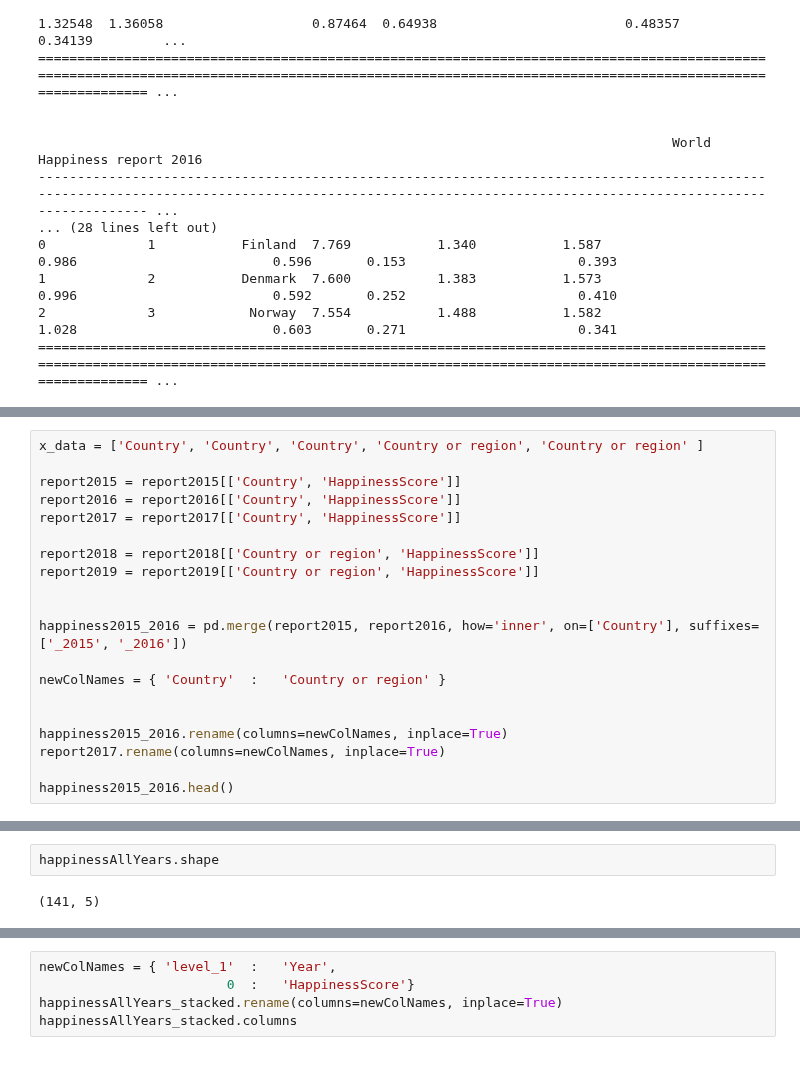
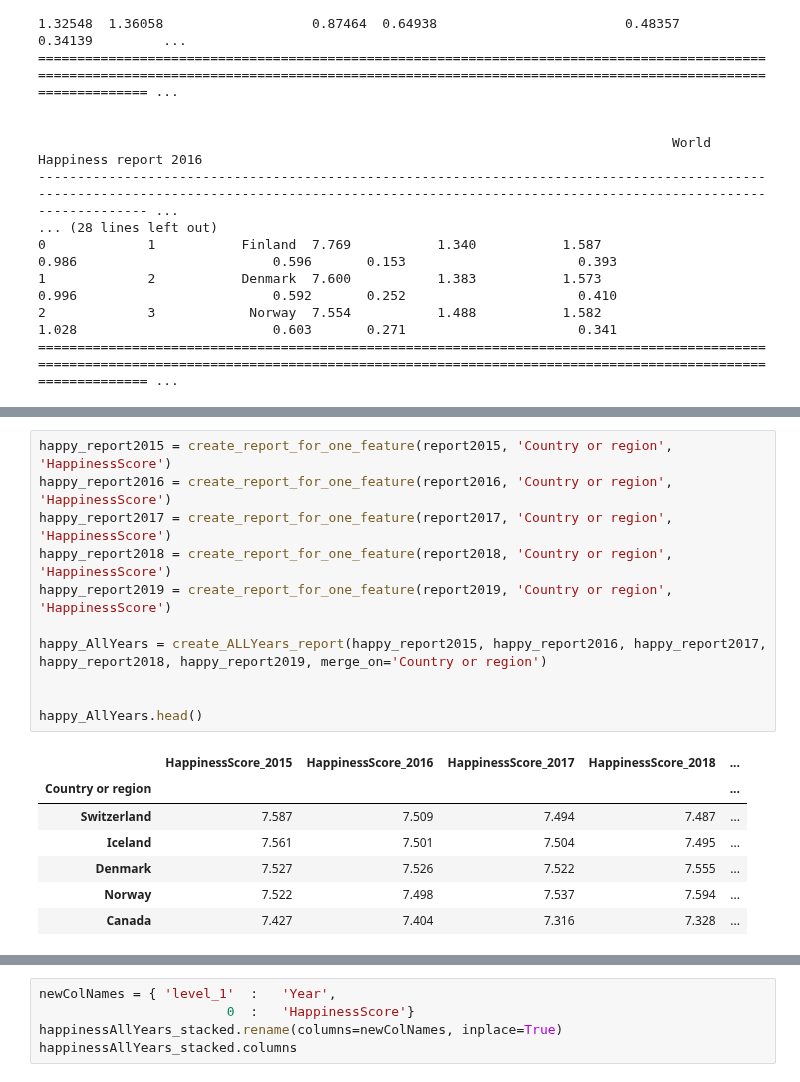
Before and after one commit to ArminD93/WorldHappinessReport, a Jupyter notebook: WorldHappinessReport_podsumowanie.ipynb, the cells around one changed output, grey strips where cells are left out. Saved outputs shown, nothing was run; the diff lists cells and outputs as text.

```diff
--- a/WorldHappinessReport_podsumowanie.ipynb
+++ b/WorldHappinessReport_podsumowanie.ipynb
@@ -215,20 +246,0 @@ report2019  = [ val for val in reports_dict.values() ][4]
-# %%
-x_data = ['Country', 'Country', 'Country', 'Country or region', 'Country or region' ]
-
-report2015 = report2015[['Country', 'HappinessScore']]
-report2016 = report2016[['Country', 'HappinessScore']]
-report2017 = report2017[['Country', 'HappinessScore']]
-
-report2018 = report2018[['Country or region', 'HappinessScore']]
-report2019 = report2019[['Country or region', 'HappinessScore']]
-
-
-happiness2015_2016 = pd.merge(report2015, report2016, how='inner', on=['Country'], suffixes=['_2015', '_2016'])
-
-newColNames = { 'Country'  :   'Country or region' }
-
-
-happiness2015_2016.rename(columns=newColNames, inplace=True)
-report2017.rename(columns=newColNames, inplace=True)
-
-happiness2015_2016.head()
@@ -295,4 +247,19 @@ happinessAllYears.head()
-# %%
-happinessAllYears.shape
-# %% [output]
-(141, 5)
+# %%
+happy_report2015 = create_report_for_one_feature(report2015, 'Country or region', 'HappinessScore')
+happy_report2016 = create_report_for_one_feature(report2016, 'Country or region', 'HappinessScore')
+happy_report2017 = create_report_for_one_feature(report2017, 'Country or region', 'HappinessScore')
+happy_report2018 = create_report_for_one_feature(report2018, 'Country or region', 'HappinessScore')
+happy_report2019 = create_report_for_one_feature(report2019, 'Country or region', 'HappinessScore')
+
+happy_AllYears = create_ALLYears_report(happy_report2015, happy_report2016, happy_report2017, happy_report2018, happy_report2019, merge_on='Country or region')
+
+
+happy_AllYears.head()
+# %% [output]
+|  | HappinessScore_2015 | HappinessScore_2016 | HappinessScore_2017 | HappinessScore_2018 | ... |
+| Country or region |  |  |  |  | ... |
+| Switzerland | 7.587 | 7.509 | 7.494 | 7.487 | ... |
+| Iceland | 7.561 | 7.501 | 7.504 | 7.495 | ... |
+| Denmark | 7.527 | 7.526 | 7.522 | 7.555 | ... |
+| Norway | 7.522 | 7.498 | 7.537 | 7.594 | ... |
+| Canada | 7.427 | 7.404 | 7.316 | 7.328 | ... |
```
Also changed, not shown: parts of 27 cells of this notebook.
